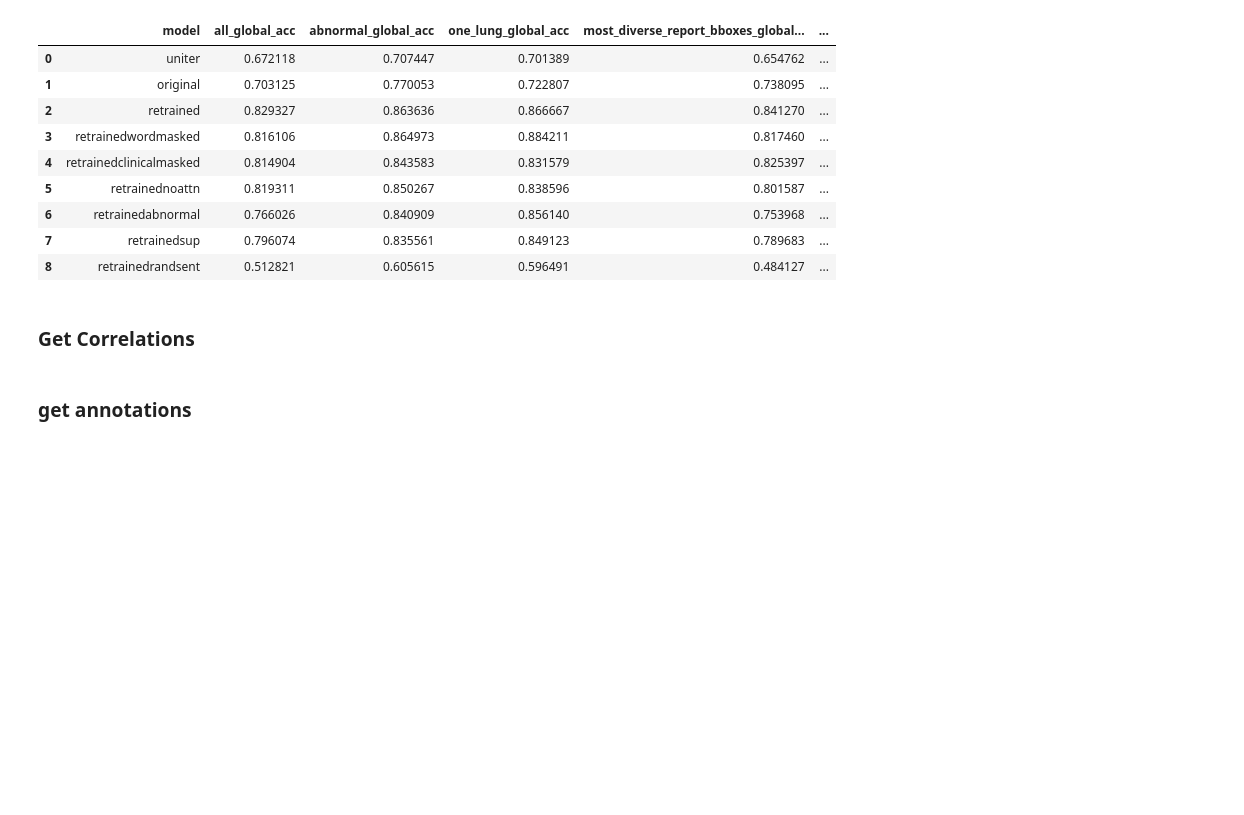
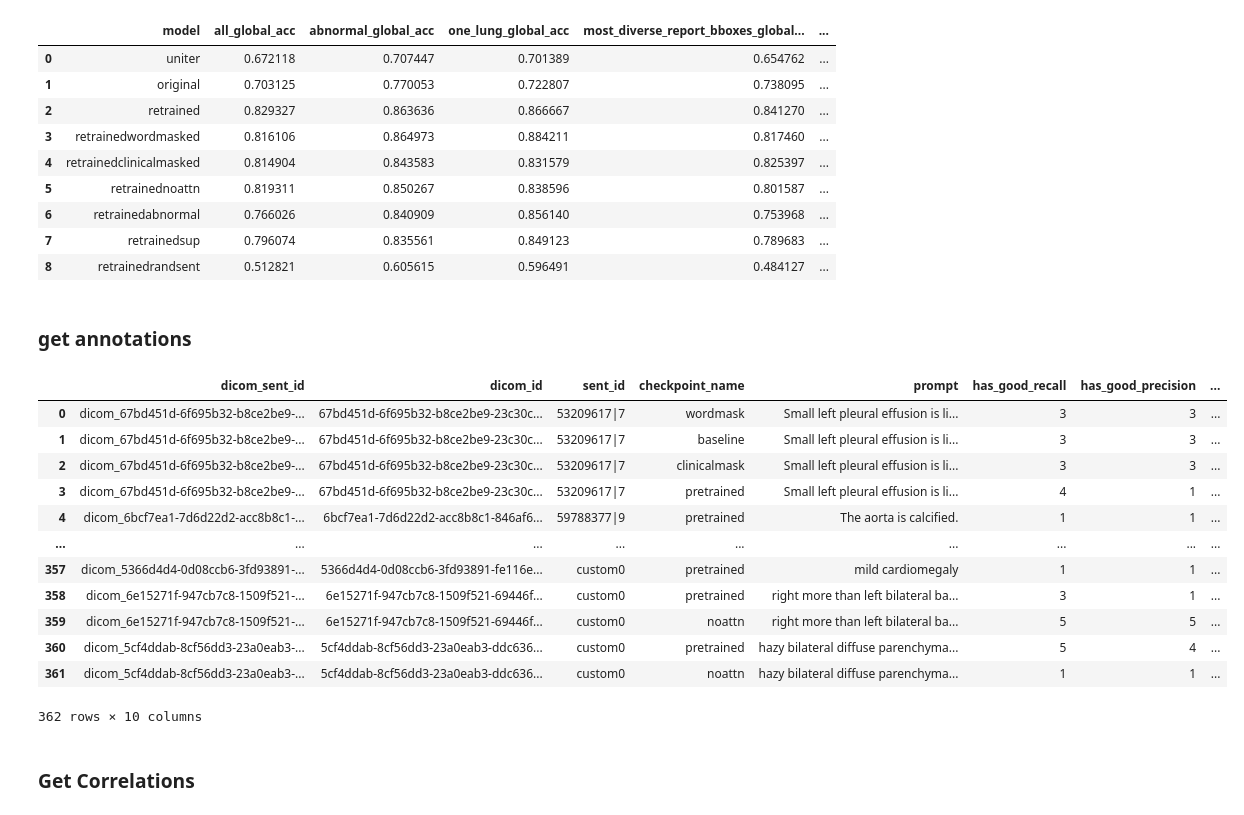
Before and after one commit to strongbeamsprout/gloria-nlp-project, a Jupyter notebook: compare_model_outs3.ipynb, the cells around one changed output. Cells and saved outputs as stored; diff of their text form; code cells hidden in the pictures; blank space fills up the shorter version.

```diff
--- a/compare_model_outs3.ipynb
+++ b/compare_model_outs3.ipynb
@@ -669,7 +669,33 @@ Retrained w/ Rand Sents & 51.4 & 51.3 & 44.8 & 60.6 & 44.6 & 59.6 & 50.8 & 48.4
 | 6 | retrainedabnormal | 0.766026 | 0.840909 | 0.856140 | 0.753968 | ... |
 | 7 | retrainedsup | 0.796074 | 0.835561 | 0.849123 | 0.789683 | ... |
 | 8 | retrainedrandsent | 0.512821 | 0.605615 | 0.596491 | 0.484127 | ... |
+# %% [markdown]
+### get annotations
+# %%
+anns = pd.read_csv('annotations/geoff_5_16_2022_final.csv')
+model_to_ann_model = {
+    'original': 'pretrained',
+    'retrained': 'baseline',
+    'retrainedwordmasked': 'wordmask',
+    'retrainedclinicalmasked': 'clinicalmask',
+    'retrainednoattn': 'noattn',
+    'retrainedabnormal': 'abnormal',
+    'retrainedsup': 'baseline_supervised',
+}
+anns
+# %% [output]
+|  | dicom_sent_id | dicom_id | sent_id | checkpoint_name | prompt | has_good_recall | has_good_precision | ... |
+| 0 | dicom_67bd451d-6f695b32-b8ce2be9-... | 67bd451d-6f695b32-b8ce2be9-23c30c... | 53209617|7 | wordmask | Small left pleural effusion is li... | 3 | 3 | ... |
+| 1 | dicom_67bd451d-6f695b32-b8ce2be9-... | 67bd451d-6f695b32-b8ce2be9-23c30c... | 53209617|7 | baseline | Small left pleural effusion is li... | 3 | 3 | ... |
+| 2 | dicom_67bd451d-6f695b32-b8ce2be9-... | 67bd451d-6f695b32-b8ce2be9-23c30c... | 53209617|7 | clinicalmask | Small left pleural effusion is li... | 3 | 3 | ... |
+| 3 | dicom_67bd451d-6f695b32-b8ce2be9-... | 67bd451d-6f695b32-b8ce2be9-23c30c... | 53209617|7 | pretrained | Small left pleural effusion is li... | 4 | 1 | ... |
+| 4 | dicom_6bcf7ea1-7d6d22d2-acc8b8c1-... | 6bcf7ea1-7d6d22d2-acc8b8c1-846af6... | 59788377|9 | pretrained | The aorta is calcified. | 1 | 1 | ... |
+| ... | ... | ... | ... | ... | ... | ... | ... | ... |
+| 357 | dicom_5366d4d4-0d08ccb6-3fd93891-... | 5366d4d4-0d08ccb6-3fd93891-fe116e... | custom0 | pretrained | mild cardiomegaly | 1 | 1 | ... |
+| 358 | dicom_6e15271f-947cb7c8-1509f521-... | 6e15271f-947cb7c8-1509f521-69446f... | custom0 | pretrained | right more than left bilateral ba... | 3 | 1 | ... |
+| 359 | dicom_6e15271f-947cb7c8-1509f521-... | 6e15271f-947cb7c8-1509f521-69446f... | custom0 | noattn | right more than left bilateral ba... | 5 | 5 | ... |
+| 360 | dicom_5cf4ddab-8cf56dd3-23a0eab3-... | 5cf4ddab-8cf56dd3-23a0eab3-ddc636... | custom0 | pretrained | hazy bilateral diffuse parenchyma... | 5 | 4 | ... |
+| 361 | dicom_5cf4ddab-8cf56dd3-23a0eab3-... | 5cf4ddab-8cf56dd3-23a0eab3-ddc636... | custom0 | noattn | hazy bilateral diffuse parenchyma... | 1 | 1 | ... |
+362 rows × 10 columns
 # %% [markdown]
 ### Get Correlations
-# %% [markdown]
-### get annotations
```
Also changed, not shown: parts of 2 cells of this notebook, 5 other files.
